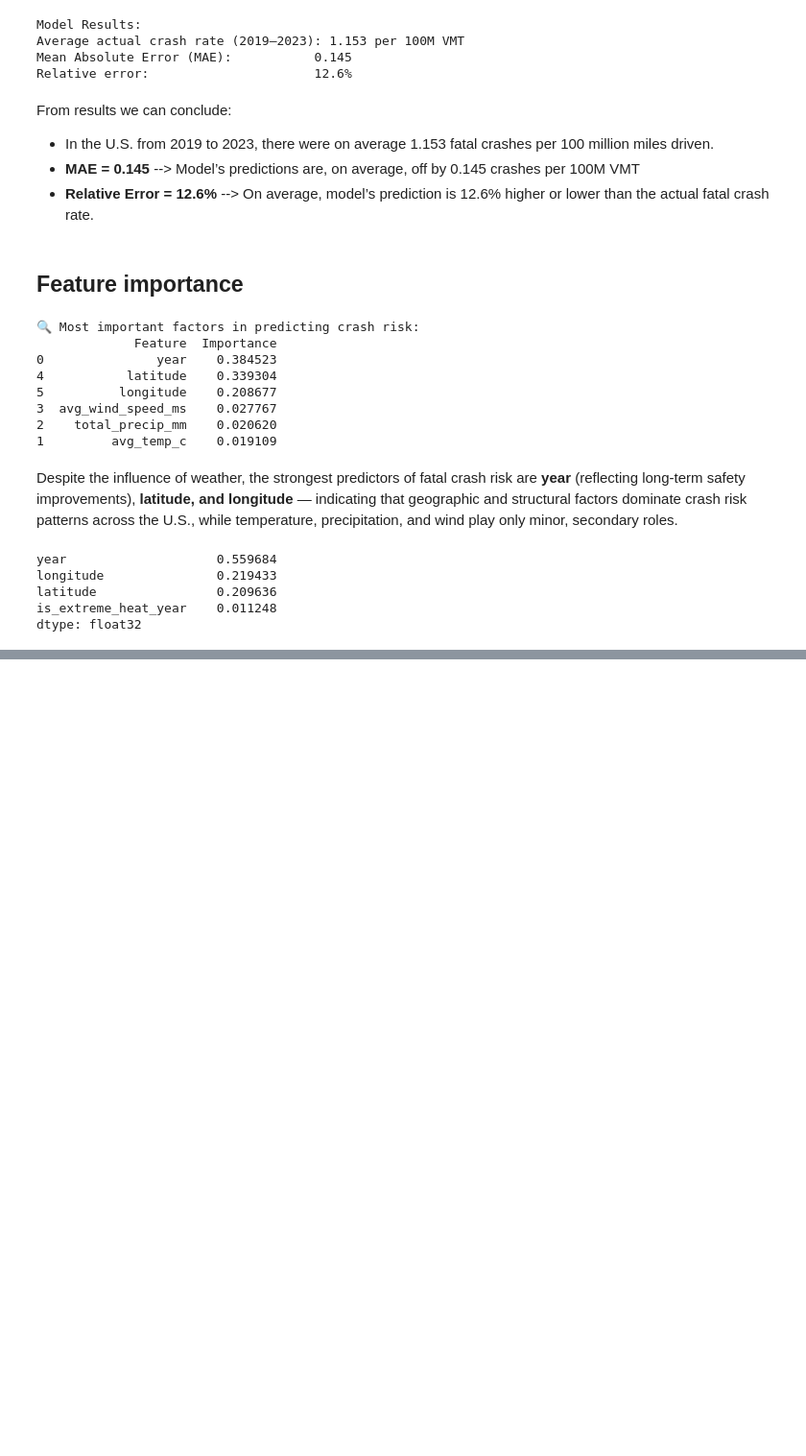
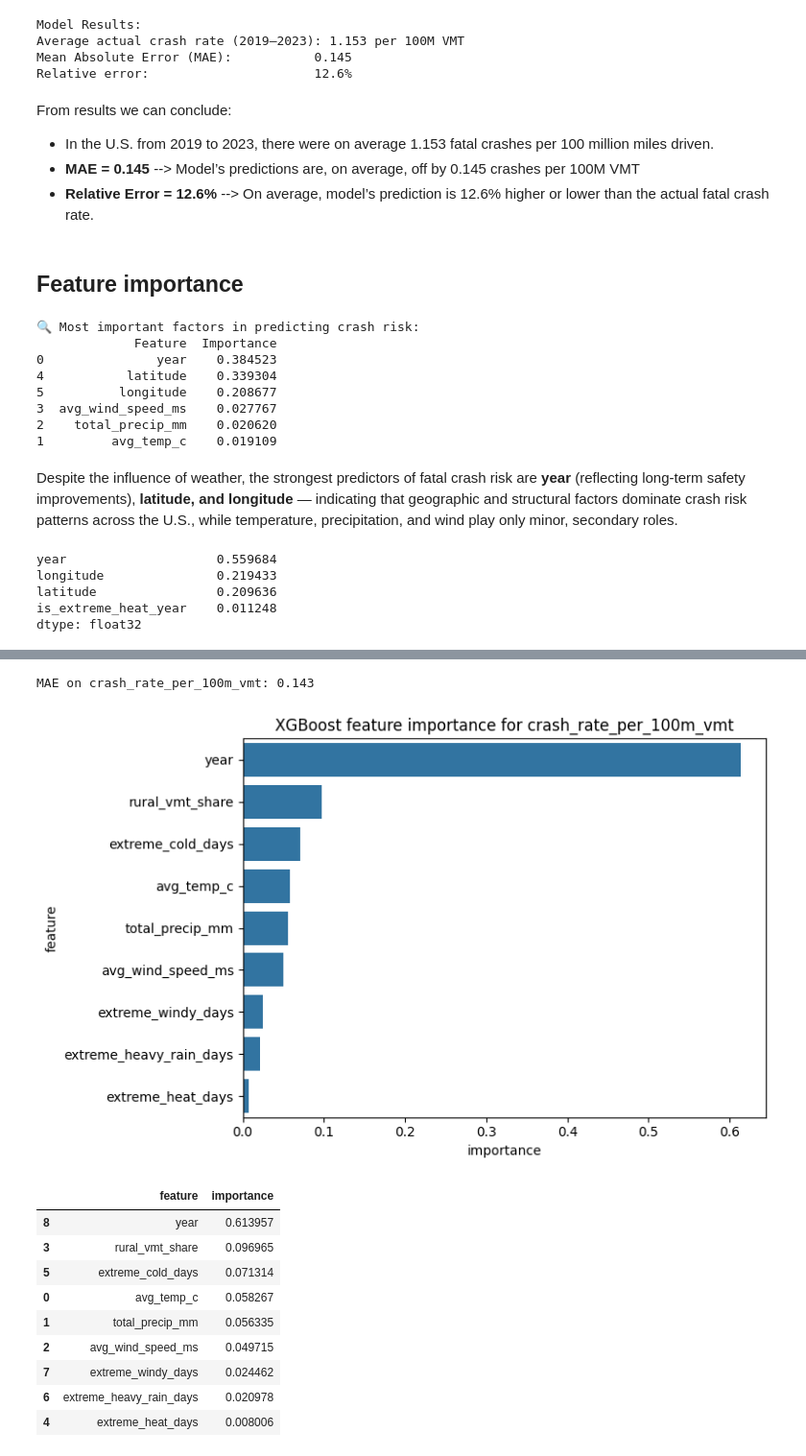
Before and after one commit to patricija-marijanovic/foundations-of-data-science, a Jupyter notebook: notebooks/data_modelling.ipynb, the cells around one changed output, grey strips where cells are left out. Shown at 96% size. Saved outputs shown, nothing was run; the diff lists cells and outputs as text; code cells hidden in the pictures; blank space fills up the shorter version.

Commit message:
Data modelling (new)

```diff
--- a/notebooks/data_modelling.ipynb
+++ b/notebooks/data_modelling.ipynb
@@ -899,0 +1061,68 @@ dtype: float32
+# %%
+from xgboost import XGBRegressor
+from sklearn.model_selection import train_test_split
+from sklearn.metrics import mean_absolute_error
+
+# odaberi feature-e
+features = [
+    "avg_temp_c",
+    "total_precip_mm",
+    "avg_wind_speed_ms",
+    "rural_vmt_share",
+    "extreme_heat_days",
+    "extreme_cold_days",
+    "extreme_heavy_rain_days",
+    "extreme_windy_days",
+    "year",          # hvata trend kroz vrijeme (više auta, sigurnije ceste itd.)
+]
+
+df_model = acc_extreme.dropna(subset=features + ["crash_rate_per_100m_vmt"]).copy()
+
+X = df_model[features]
+y = df_model["crash_rate_per_100m_vmt"]
+
+X_train, X_test, y_train, y_test = train_test_split(
+    X, y, test_size=0.2, random_state=42
+)
+
+model = XGBRegressor(
+    n_estimators=300,
+    learning_rate=0.05,
+    max_depth=4,
+    subsample=0.9,
+    colsample_bytree=0.9,
+    objective="reg:squarederror",
+    random_state=42,
+)
+
+model.fit(X_train, y_train)
+y_pred = model.predict(X_test)
+mae = mean_absolute_error(y_test, y_pred)
+print(f"MAE on crash_rate_per_100m_vmt: {mae:.3f}")
+
+# feature importance
+importances = pd.DataFrame({
+    "feature": features,
+    "importance": model.feature_importances_
+}).sort_values("importance", ascending=False)
+
+plt.figure(figsize=(8,5))
+sns.barplot(data=importances, x="importance", y="feature")
+plt.title("XGBoost feature importance for crash_rate_per_100m_vmt")
+plt.tight_layout()
+plt.show()
+
+display(importances)
+# %% [output]
+MAE on crash_rate_per_100m_vmt: 0.143
+[figure, added]
+|  | feature | importance |
+| 8 | year | 0.613957 |
+| 3 | rural_vmt_share | 0.096965 |
+| 5 | extreme_cold_days | 0.071314 |
+| 0 | avg_temp_c | 0.058267 |
+| 1 | total_precip_mm | 0.056335 |
+| 2 | avg_wind_speed_ms | 0.049715 |
+| 7 | extreme_windy_days | 0.024462 |
+| 6 | extreme_heavy_rain_days | 0.020978 |
+| 4 | extreme_heat_days | 0.008006 |
```
Also changed, not shown: parts of 15 cells of this notebook, 2 other files.
